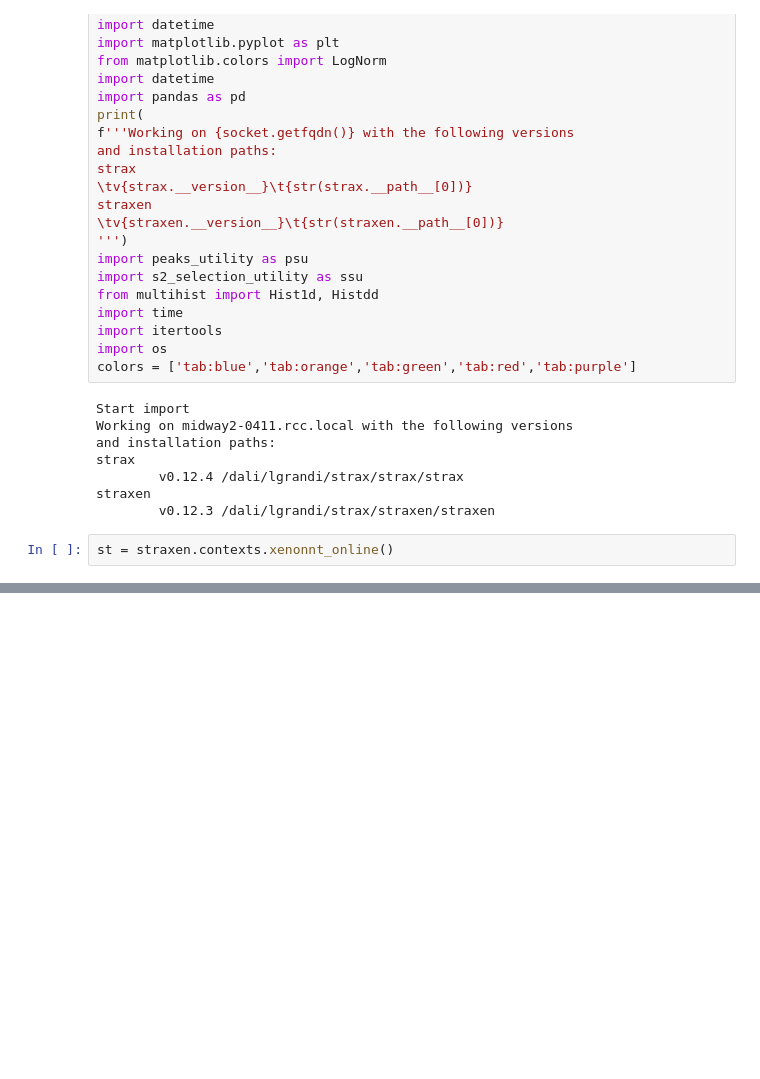
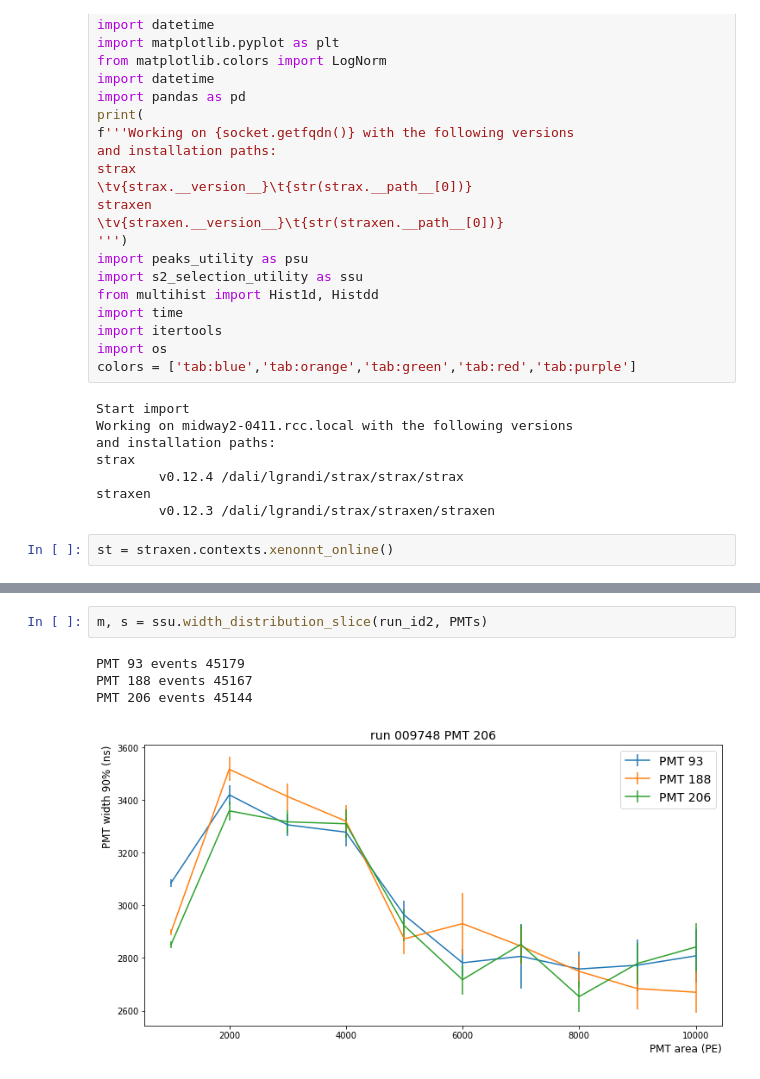
Before and after one commit to valerioda/xenon-note, a Jupyter notebook: fast_response_analysis/anode_test_s2_selection.ipynb, the cells around one changed output, grey strips where cells are left out. Cells and saved outputs as stored; diff of their text form; blank space fills up the shorter version.

```diff
--- a/fast_response_analysis/anode_test_s2_selection.ipynb
+++ b/fast_response_analysis/anode_test_s2_selection.ipynb
@@ -277,0 +182,7 @@ PMT 206 events 6851
+# %%
+m, s = ssu.width_distribution_slice(run_id2, PMTs)
+# %% [output]
+PMT 93 events 45179
+PMT 188 events 45167
+PMT 206 events 45144
+[figure, added]
```
Also changed, not shown: parts of 22 cells of this notebook, 23 other files.
